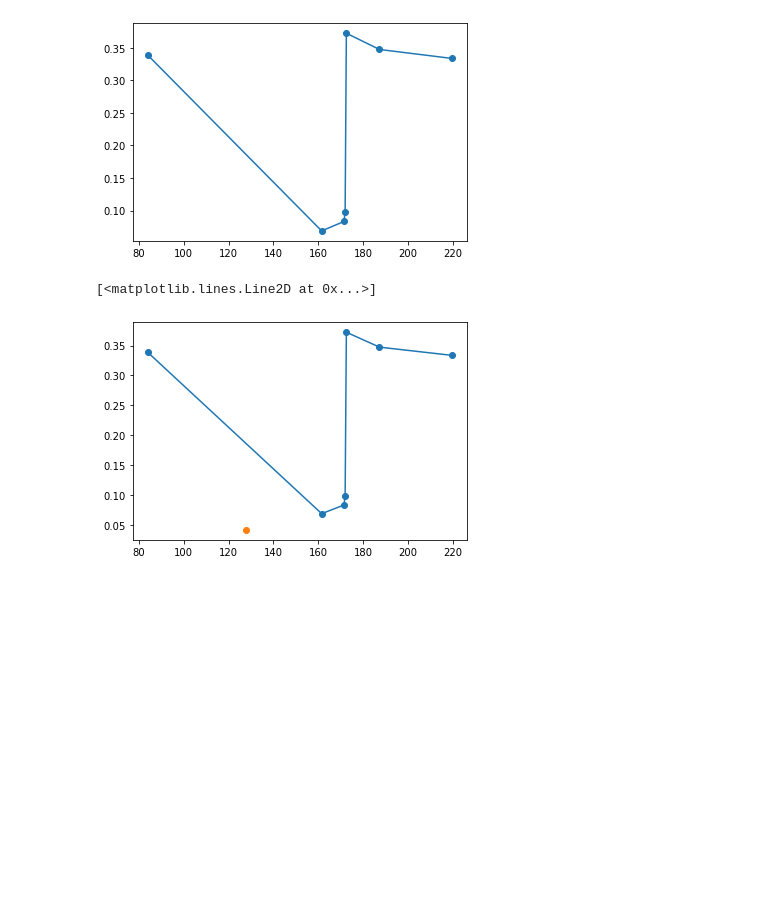
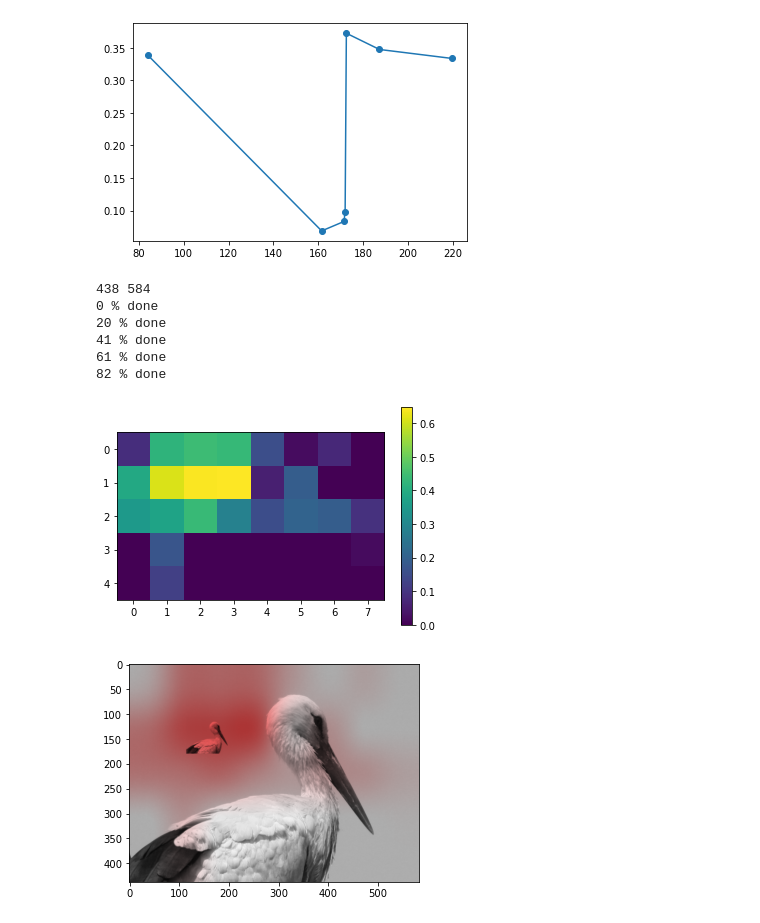
Before and after one commit to nissmar/ForgeryDetection, a Jupyter notebook: torch_noise_estim.ipynb, the cells around one changed output. Saved outputs shown, nothing was run; the diff lists cells and outputs as text; code cells hidden in the pictures; blank space fills up the shorter version.

```diff
--- a/torch_noise_estim.ipynb
+++ b/torch_noise_estim.ipynb
@@ -119,11 +142,43 @@ plt.plot(Lm,Lv,'o-')
 # %% [output]
 [<matplotlib.lines.Line2D at 0x...>]
 [figure]
-# %%
-Lm,Lv= M.image_variance_hist(im, e_per_bin=40000, f_var=0.005)
-plt.plot(Lm,Lv,'o-')
-Lm2,Lv2= M.image_variance_hist(im[100:180,120:190], e_per_bin=20000, f_var=0.005)
-plt.plot(Lm2,Lv2,'o-')
-# %% [output]
-[<matplotlib.lines.Line2D at 0x...>]
-[figure, removed]
+# %%
+%matplotlib inline
+im = load_tensor_img("forged_images/cyg.png")
+
+Lm,Lv= M.image_variance_hist(im, e_per_bin=40000, f_var=0.005)
+# Lv = [e if e<1 else 0 for e in Lv]
+# plt.plot(Lm,Lv,'o-')
+
+patch_size= 128
+step = patch_size//2
+n,m = im.shape
+print(n,m)
+new_n =len(range(0,n-patch_size,step))
+new_m =len(range(0,m-patch_size,step))
+percent_wrong = np.zeros((new_n,new_m))
+mean_red = np.zeros((new_n,new_m))
+
+for i in range(0,n-patch_size,step):
+    print( int(100*i/(n-patch_size)), "% done" )
+    for j in range(0,m-patch_size, step):
+        Lm2,Lv2= M.image_variance_hist(im[i:i+patch_size,j:j+patch_size], e_per_bin=10000, f_var=0.005)
+        percent_wrong[i//step,j//step]=curve_score(Lm,Lv,Lm2,Lv2)
+        mean_red[i//step,j//step] = im[i:i+patch_size,j:j+patch_size].mean()
+
+# plt.plot(Lm2,Lv2,'o-')
+
+plt.imshow(percent_wrong)
+plt.colorbar()
+plt.show()
+plt.imshow(show_heat_map(im,percent_wrong))
+plt.show()
+# %% [output]
+438 584
+0 % done
+20 % done
+41 % done
+61 % done
+82 % done
+[figure, added]
+[figure, added]
```
Also changed, not shown: parts of 7 cells of this notebook, 6 other files.
